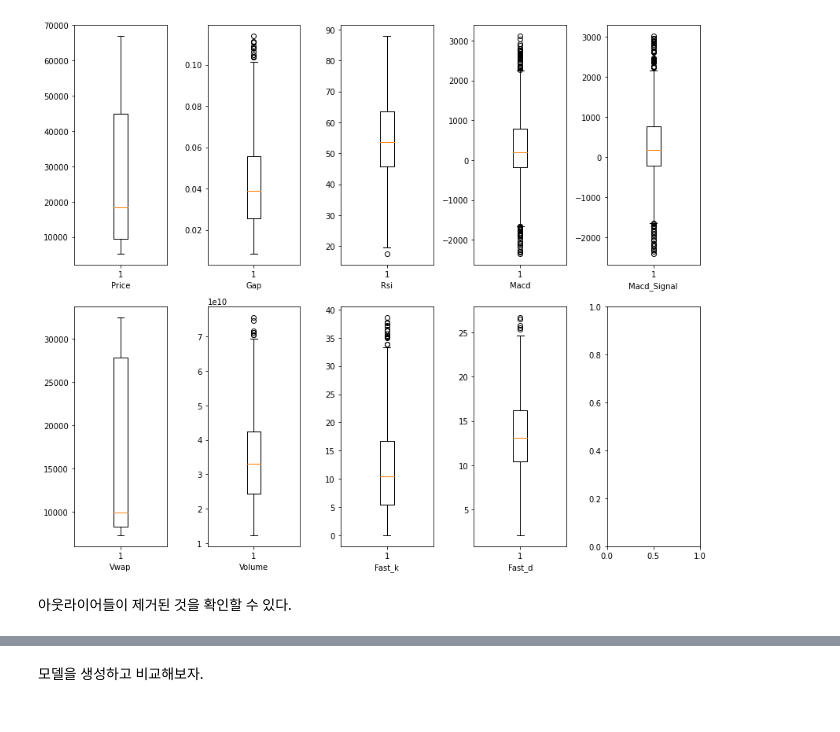
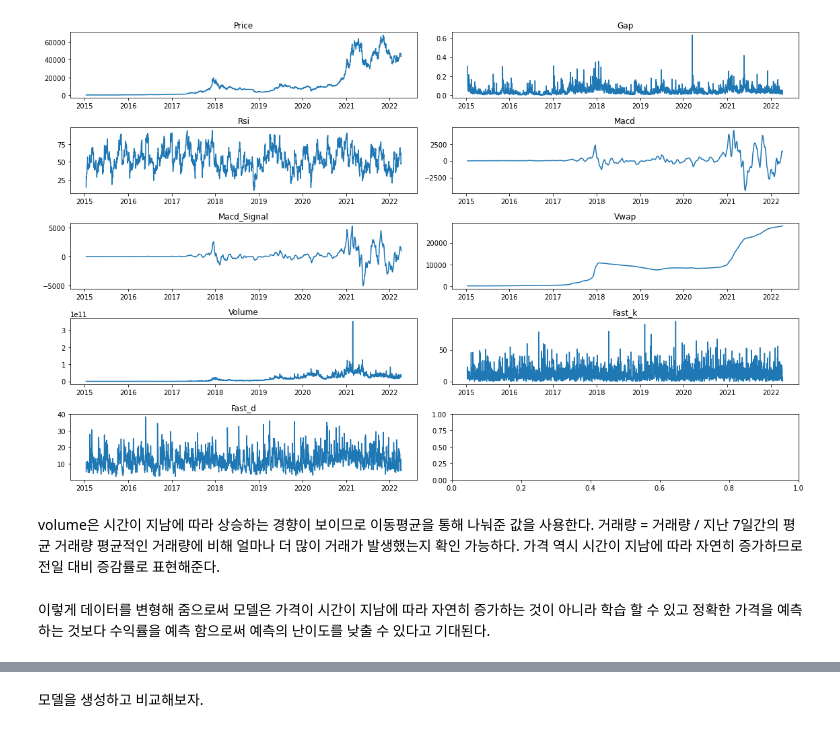
Before and after one commit to Think-JIn99/All-about-Market, a Jupyter notebook: trading/Jeong/machine_trade/EDA/btc/eda_1d.ipynb, the cells around one changed output, grey strips where cells are left out. Drawn from its saved outputs; the diff is of its cells as text; code cells hidden in the pictures.

```diff
--- a/trading/Jeong/machine_trade/EDA/btc/eda_1d.ipynb
+++ b/trading/Jeong/machine_trade/EDA/btc/eda_1d.ipynb
@@ -213,7 +48,0 @@ outliers
-# %%
-from collections import defaultdict
-row,col = outliers
-outliers_cols = defaultdict(list)
-for r,c in zip(row,col):
-    outliers_cols[df.columns[c]].append(r)
-outliers_cols
@@ -238,10 +48,0 @@ defaultdict(list,
-# %%
-fig,axes = plt.subplots(5,2,figsize=(16,10))
-for i, c in enumerate(df.columns,start=1):
-    index = df[c].index
-    plt.subplot(5,2,i)
-    plt.title(c)
-    plt.scatter(x=index,y=df[c])
-    plt.scatter(x=df[c].iloc[outliers_cols[c]].index, y=df[c].iloc[outliers_cols[c]],label='outliers')
-    plt.legend()
-plt.tight_layout()
@@ -252,3 +48,0 @@ plt.tight_layout()
-# %%
-df = df.drop(df.index[row])
-df
@@ -270,11 +49,16 @@ df
-# %%
-fig,axes = plt.subplots(2,5,figsize=(12,10))
-for i, c in enumerate(df.columns,start=1):
-    plt.subplot(2,5,i)
-    plt.boxplot(df[c])
-    plt.xlabel(c)
-plt.tight_layout()
-# %% [output]
-[figure, removed]
-# %% [markdown]
-아웃라이어들이 제거된 것을 확인할 수 있다.
+# %%
+fig, axes = plt.subplots(len(df.columns) // 2 + 1, 2, figsize=(16,10))
+for i, c in enumerate(df.columns,start=1):
+        plt.subplot(len(df.columns) // 2 + 1,2,i)
+        plt.plot(df[c])
+        plt.title(c)
+plt.tight_layout()
+# %% [output]
+[figure, added]
+# %% [markdown]
+volume은 시간이 지남에 따라 상승하는 경향이 보이므로 이동평균을 통해 나눠준 값을 사용한다.</br>
+거래량 = 거래량 / 지난 7일간의 평균 거래량 평균적인 거래량에 비해 얼마나 더 많이 거래가 발생했는지 확인 가능하다.</br>
+가격 역시 시간이 지남에 따라 자연히 증가하므로 전일 대비 증감률로 표현해준다.
+# %% [markdown]
+이렇게 데이터를 변형해 줌으로써 모델은 가격이 시간이 지남에 따라 자연히 증가하는 것이 아니라 학습 할 수 있고 </br>
+정확한 가격을 예측하는 것보다 수익률을 예측 함으로써 예측의 난이도를 낮출 수 있다고 기대된다.
```
Also changed, not shown: parts of 83 cells of this notebook.
